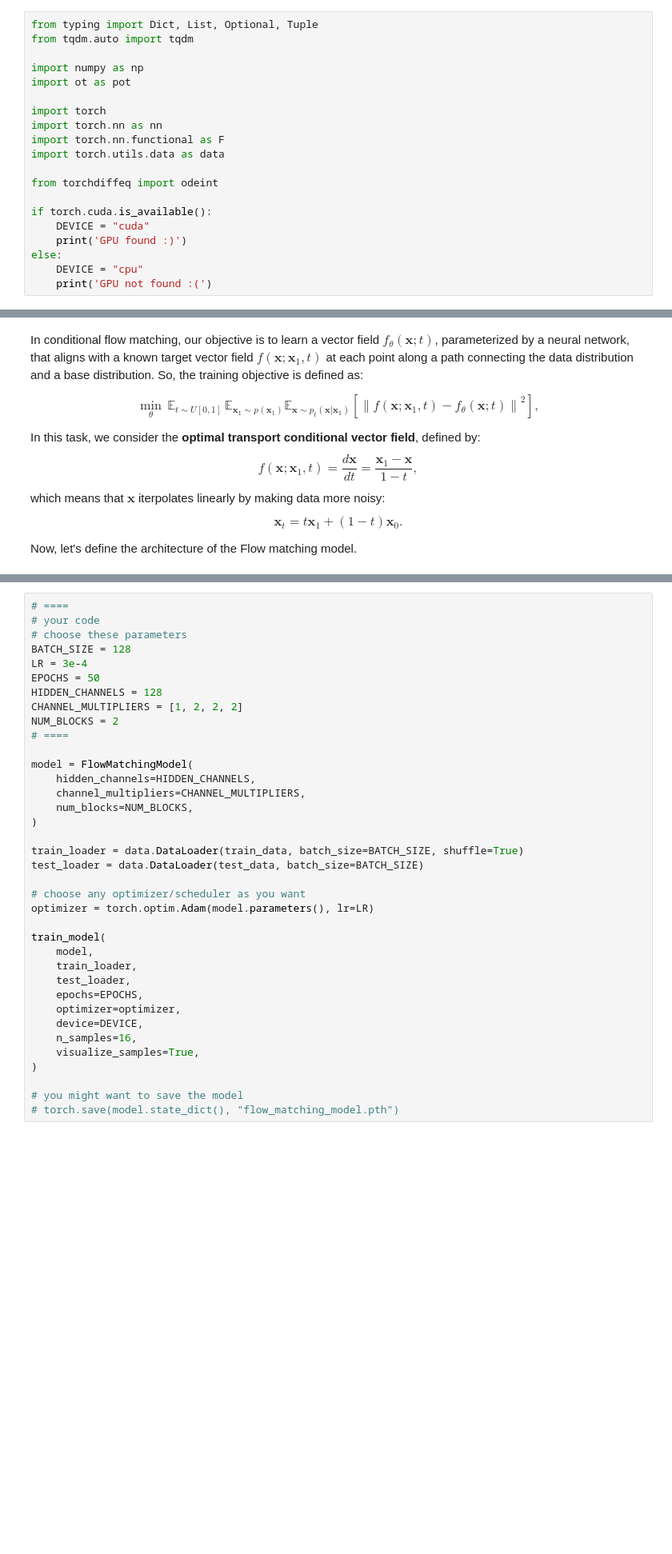
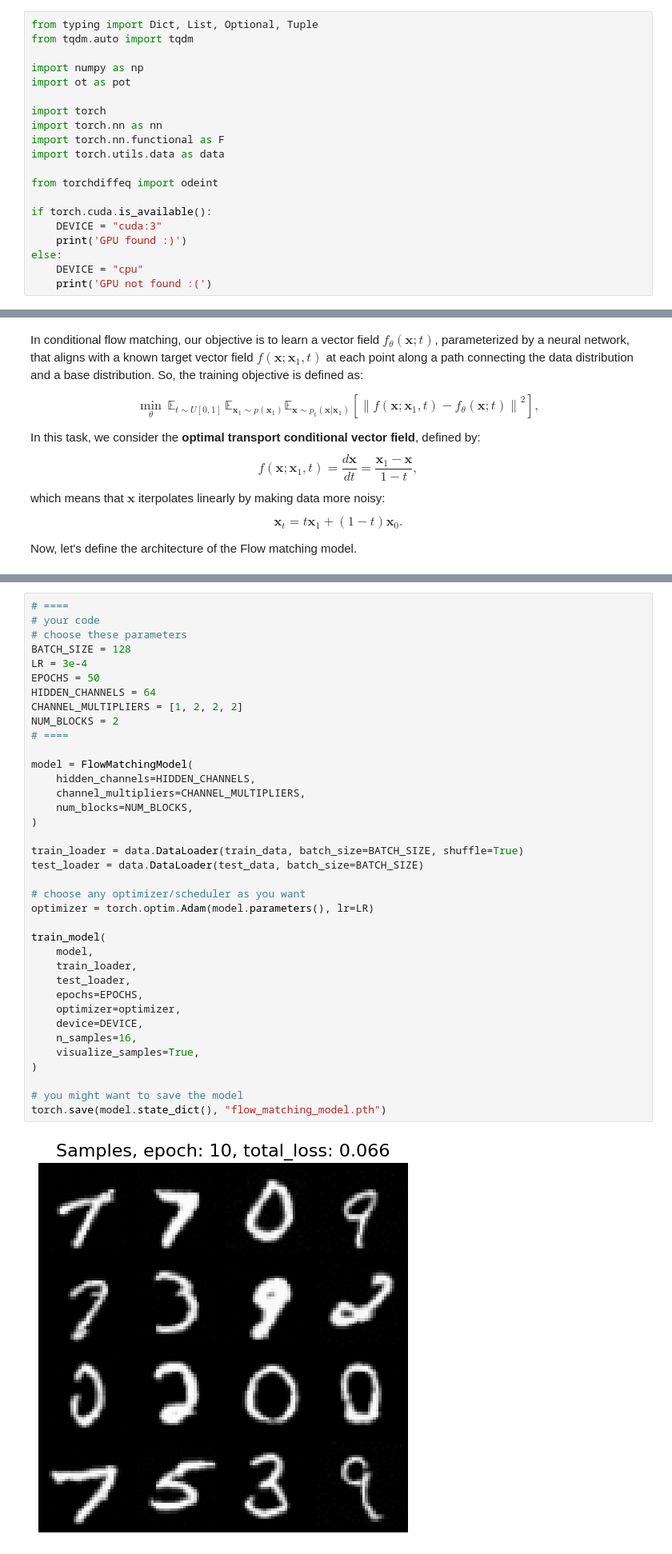
Before and after one commit to Aphelack/2025-DGM-MIPT-YSDA-course, a Jupyter notebook: homeworks/hw6.ipynb, the cells around one changed output, grey strips where cells are left out. Shown at 80% size. Drawn from its saved outputs; the diff is of its cells as text; blank space fills up the shorter version.

```diff
--- a/homeworks/hw6.ipynb
+++ b/homeworks/hw6.ipynb
@@ -115,7 +115,7 @@ import torch.utils.data as data
 from torchdiffeq import odeint
 
 if torch.cuda.is_available():
-    DEVICE = "cuda"
+    DEVICE = "cuda:3"
     print('GPU found :)')
 else:
     DEVICE = "cpu"
@@ -563,34 +566,35 @@ class FlowMatchingModel(BaseModel):
 BATCH_SIZE = 128
 LR = 3e-4
 EPOCHS = 50
-HIDDEN_CHANNELS = 128
+HIDDEN_CHANNELS = 64
 CHANNEL_MULTIPLIERS = [1, 2, 2, 2]
 NUM_BLOCKS = 2
 # ====
 
 model = FlowMatchingModel(
     hidden_channels=HIDDEN_CHANNELS,
     channel_multipliers=CHANNEL_MULTIPLIERS,
     num_blocks=NUM_BLOCKS,
 )
 
 train_loader = data.DataLoader(train_data, batch_size=BATCH_SIZE, shuffle=True)
 test_loader = data.DataLoader(test_data, batch_size=BATCH_SIZE)
 
 # choose any optimizer/scheduler as you want
 optimizer = torch.optim.Adam(model.parameters(), lr=LR)
 
 train_model(
     model,
     train_loader,
     test_loader,
     epochs=EPOCHS,
     optimizer=optimizer,
     device=DEVICE,
     n_samples=16,
     visualize_samples=True,
 )
 
 # you might want to save the model
-# torch.save(model.state_dict(), "flow_matching_model.pth")
+torch.save(model.state_dict(), "flow_matching_model.pth")
 # %% [output]
+[figure, added]
```
Also changed, not shown: parts of 9 cells of this notebook.
